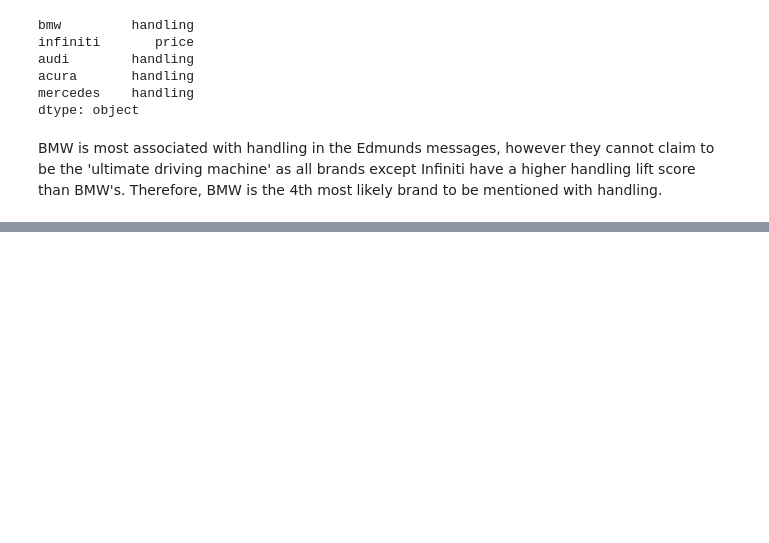
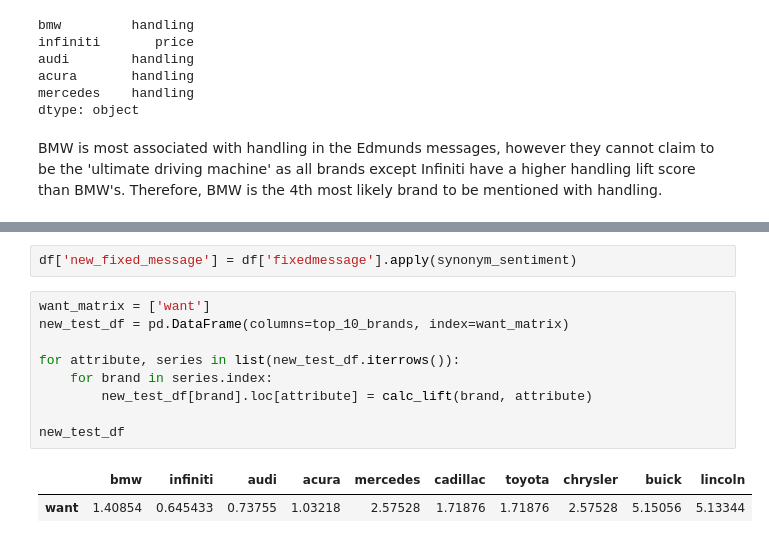
Before and after one commit to p-mckenzie/TextAnalytics, a Jupyter notebook: Assignment_2/Paige analysis.ipynb, the cells around one changed output, grey strips where cells are left out. Drawn from its saved outputs; the diff is of its cells as text; blank space fills up the shorter version.

Commit message:
Added aspirational lift values

```diff
--- a/Assignment_2/Paige analysis.ipynb
+++ b/Assignment_2/Paige analysis.ipynb
@@ -274,0 +284,14 @@ BMW is most associated with handling in the Edmunds messages, however they canno
+# %%
+df['new_fixed_message'] = df['fixedmessage'].apply(synonym_sentiment)
+# %%
+want_matrix = ['want']
+new_test_df = pd.DataFrame(columns=top_10_brands, index=want_matrix)
+
+for attribute, series in list(new_test_df.iterrows()):
+    for brand in series.index:
+        new_test_df[brand].loc[attribute] = calc_lift(brand, attribute)
+
+new_test_df
+# %% [output]
+|  | bmw | infiniti | audi | acura | mercedes | cadillac | toyota | chrysler | buick | lincoln |
+| want | 1.40854 | 0.645433 | 0.73755 | 1.03218 | 2.57528 | 1.71876 | 1.71876 | 2.57528 | 5.15056 | 5.13344 |
```
Also changed, not shown: parts of 2 cells of this notebook.
